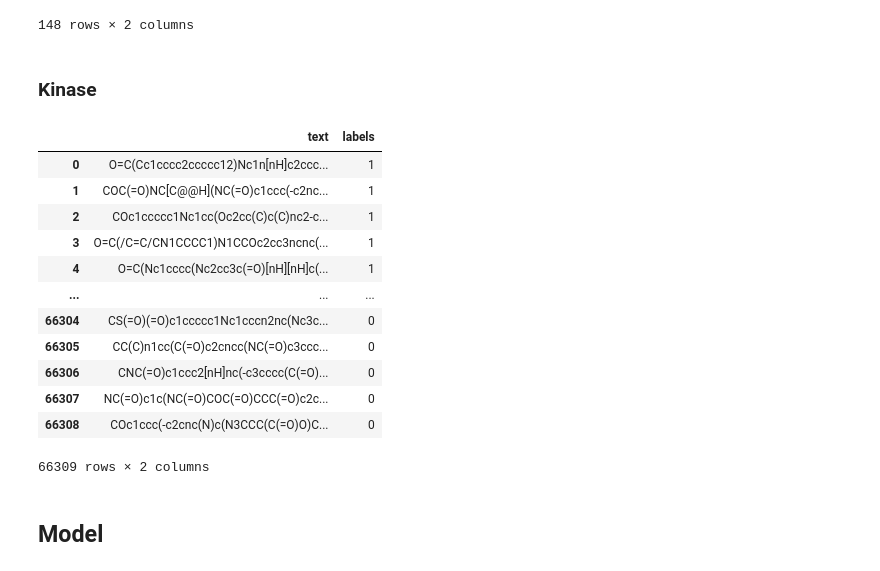
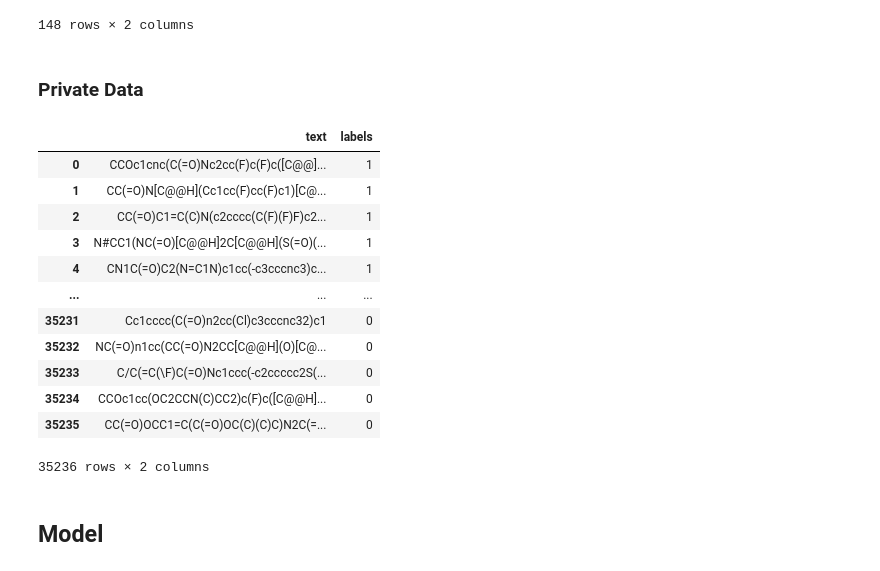
Before and after one commit to ilkersigirci/thesis-work, a Jupyter notebook: notebooks/ChemBERTa/ChemBERTa_finetune.ipynb, the cells around one changed output. Saved outputs shown, nothing was run; the diff lists cells and outputs as text; code cells hidden in the pictures.

```diff
--- a/notebooks/ChemBERTa/ChemBERTa_finetune.ipynb
+++ b/notebooks/ChemBERTa/ChemBERTa_finetune.ipynb
@@ -150,28 +150,34 @@ test_df
 | 146 | [H]/[NH+]=C(\N)c1ccc(OCCCCCOc2ccc... | 1 |
 | 147 | [H]/[NH+]=C(\N)C1=CC(=O)/C(=C\C=c... | 1 |
 148 rows × 2 columns
-# %% [markdown]
-### Kinase
+# %% [markdown]
+### Private Data
 # %%
 import pandas as pd
+import numpy as np
 
-data_path = "../data/kinase_smiles.csv"
 
-kinase_df = pd.read_csv(data_path)
-kinase_df.columns = ["text", "labels"]
-kinase_df
+# protein_type = "kinase"
+# protein_type = "gpcr"
+protein_type = "protease"
+
+data_path = f"../data/{protein_type}_smiles.csv"
+
+df = pd.read_csv(data_path)
+df.columns = ["text", "labels"]
+df
 # %% [output]
 |  | text | labels |
-| 0 | O=C(Cc1cccc2ccccc12)Nc1n[nH]c2ccc... | 1 |
-| 1 | COC(=O)NC[C@@H](NC(=O)c1ccc(-c2nc... | 1 |
-| 2 | COc1ccccc1Nc1cc(Oc2cc(C)c(C)nc2-c... | 1 |
-| 3 | O=C(/C=C/CN1CCCC1)N1CCOc2cc3ncnc(... | 1 |
-| 4 | O=C(Nc1cccc(Nc2cc3c(=O)[nH][nH]c(... | 1 |
+| 0 | CCOc1cnc(C(=O)Nc2cc(F)c(F)c([C@@]... | 1 |
+| 1 | CC(=O)N[C@@H](Cc1cc(F)cc(F)c1)[C@... | 1 |
+| 2 | CC(=O)C1=C(C)N(c2cccc(C(F)(F)F)c2... | 1 |
+| 3 | N#CC1(NC(=O)[C@@H]2C[C@@H](S(=O)(... | 1 |
+| 4 | CN1C(=O)C2(N=C1N)c1cc(-c3cccnc3)c... | 1 |
 | ... | ... | ... |
-| 66304 | CS(=O)(=O)c1ccccc1Nc1cccn2nc(Nc3c... | 0 |
-| 66305 | CC(C)n1cc(C(=O)c2cncc(NC(=O)c3ccc... | 0 |
-| 66306 | CNC(=O)c1ccc2[nH]nc(-c3cccc(C(=O)... | 0 |
-| 66307 | NC(=O)c1c(NC(=O)COC(=O)CCC(=O)c2c... | 0 |
-| 66308 | COc1ccc(-c2cnc(N)c(N3CCC(C(=O)O)C... | 0 |
+| 35231 | Cc1cccc(C(=O)n2cc(Cl)c3cccnc32)c1 | 0 |
+| 35232 | NC(=O)n1cc(CC(=O)N2CC[C@@H](O)[C@... | 0 |
+| 35233 | C/C(=C(\F)C(=O)Nc1ccc(-c2ccccc2S(... | 0 |
+| 35234 | CCOc1cc(OC2CCN(C)CC2)c(F)c([C@@H]... | 0 |
+| 35235 | CC(=O)OCC1=C(C(=O)OC(C)(C)C)N2C(=... | 0 |
-66309 rows × 2 columns
+35236 rows × 2 columns
 # %%
```
Also changed, not shown: parts of 12 cells of this notebook.
